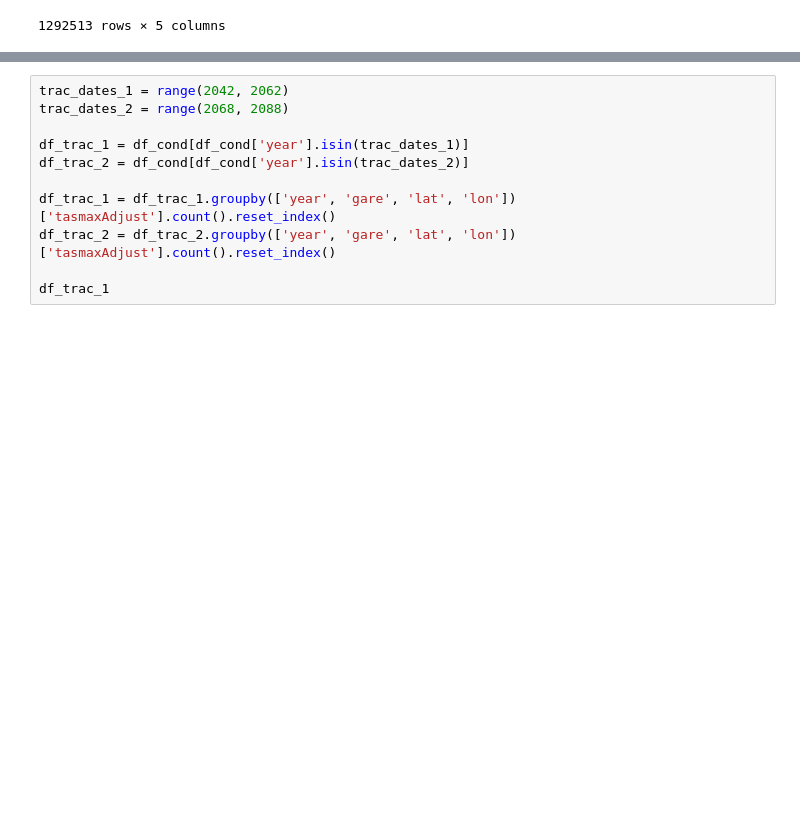
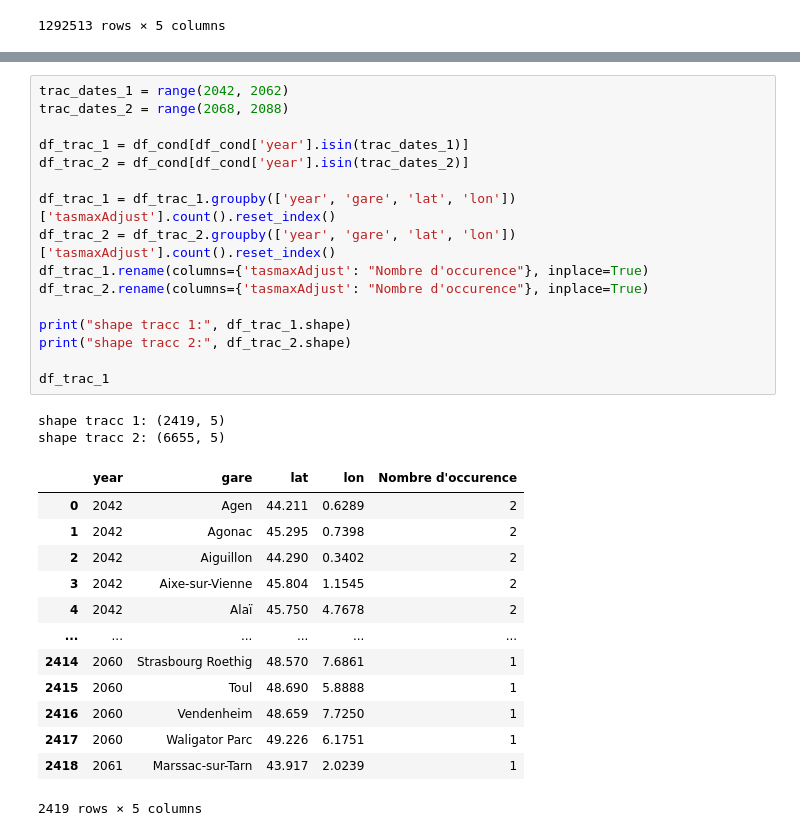
Before and after one commit to TheoSchwartz/hackathon_meteo_france, a Jupyter notebook: notebooks/EDA_conditions.ipynb, the cells around one changed output, grey strips where cells are left out. Cells and saved outputs as stored; diff of their text form; blank space fills up the shorter version.

```diff
--- a/notebooks/EDA_conditions.ipynb
+++ b/notebooks/EDA_conditions.ipynb
@@ -104,11 +105,32 @@ df_cond
 # %%
 trac_dates_1 = range(2042, 2062)
 trac_dates_2 = range(2068, 2088)
 
 df_trac_1 = df_cond[df_cond['year'].isin(trac_dates_1)]
 df_trac_2 = df_cond[df_cond['year'].isin(trac_dates_2)]
 
 df_trac_1 = df_trac_1.groupby(['year', 'gare', 'lat', 'lon'])['tasmaxAdjust'].count().reset_index()
 df_trac_2 = df_trac_2.groupby(['year', 'gare', 'lat', 'lon'])['tasmaxAdjust'].count().reset_index()
+df_trac_1.rename(columns={'tasmaxAdjust': "Nombre d'occurence"}, inplace=True)
+df_trac_2.rename(columns={'tasmaxAdjust': "Nombre d'occurence"}, inplace=True)
+
+print("shape tracc 1:", df_trac_1.shape)
+print("shape tracc 2:", df_trac_2.shape)
 
 df_trac_1
+# %% [output]
+shape tracc 1: (2419, 5)
+shape tracc 2: (6655, 5)
+|  | year | gare | lat | lon | Nombre d'occurence |
+| 0 | 2042 | Agen | 44.211 | 0.6289 | 2 |
+| 1 | 2042 | Agonac | 45.295 | 0.7398 | 2 |
+| 2 | 2042 | Aiguillon | 44.290 | 0.3402 | 2 |
+| 3 | 2042 | Aixe-sur-Vienne | 45.804 | 1.1545 | 2 |
+| 4 | 2042 | Alaï | 45.750 | 4.7678 | 2 |
+| ... | ... | ... | ... | ... | ... |
+| 2414 | 2060 | Strasbourg Roethig | 48.570 | 7.6861 | 1 |
+| 2415 | 2060 | Toul | 48.690 | 5.8888 | 1 |
+| 2416 | 2060 | Vendenheim | 48.659 | 7.7250 | 1 |
+| 2417 | 2060 | Waligator Parc | 49.226 | 6.1751 | 1 |
+| 2418 | 2061 | Marssac-sur-Tarn | 43.917 | 2.0239 | 1 |
+2419 rows × 5 columns
```
Also changed, not shown: parts of 9 cells of this notebook, 4 other files.
